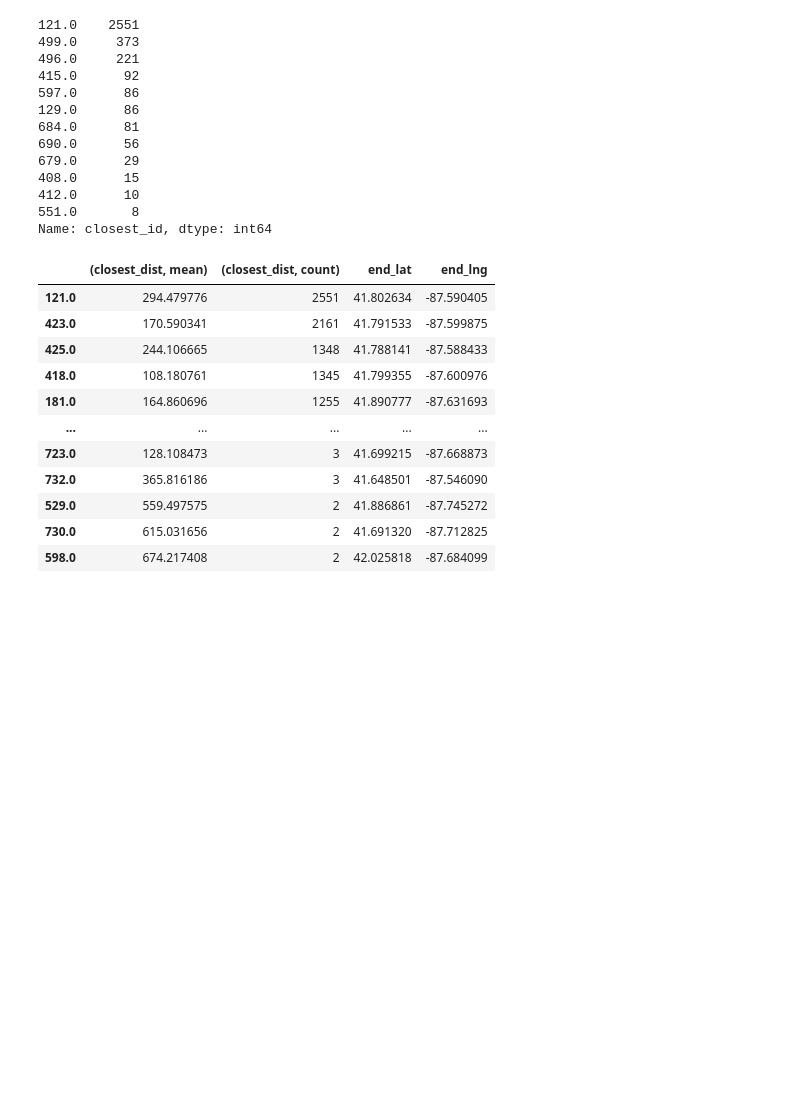
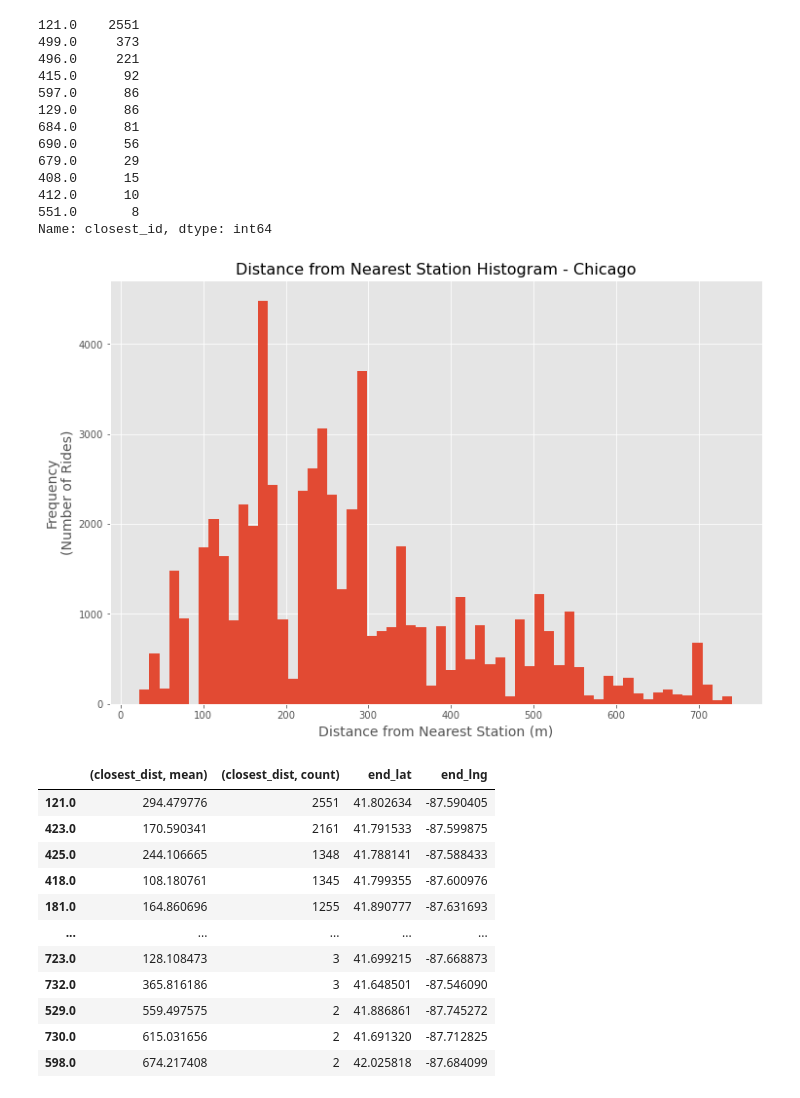
Before and after one commit to nick-kopy/Modeling-Electric-Rental-Bike-Lock-Ups, a Jupyter notebook: cap2.ipynb, the cells around one changed output. Cells and saved outputs as stored; diff of their text form; code cells hidden in the pictures; blank space fills up the shorter version.

```diff
--- a/cap2.ipynb
+++ b/cap2.ipynb
@@ -1469,6 +1518,37 @@ ch1[mask].closest_id.value_counts()
 412.0      10
 551.0       8
 Name: closest_id, dtype: int64
+# %%
+def graph_distances(city, ax):
+#     # Grab full data from desired city
+#     if city == 'SF':
+#         y = pd.read_csv('data/sf2.csv', usecols=['closest_id'])
+#         c = 'San Francisco'
+#     elif city == 'CH':
+#         y = pd.read_csv('data/ch1.csv', usecols=['closest_id'])
+#         c = 'Chicago'
+#     else:
+#         return None
+
+    #delete these 2 lines
+    y = ch1['closest_dist']
+    c = 'Chicago'
+
+    y = y[y > 0]
+    y = y[y < 750]
+
+    ax.hist(y, bins=60)
+    ax.set_xlabel('Distance from Nearest Station (m)', fontsize=14)
+    ax.set_ylabel('Frequency\n(Number of Rides)', fontsize=14)
+    ax.set_title('Distance from Nearest Station Histogram - {}'.format(c), fontsize=16)
+# %%
+#asdf = pd.read_csv('data/ch1.csv', usecols=['closest_id'])
+
+fig, ax = plt.subplots(figsize=(12,8))
+
+graph_distances('CH', ax)
+# %% [output]
+[figure, added]
 # %%
 # among trips not docked, this is a list of stations
 # and the count of bikes nearest them and average distances from them
```
Also changed, not shown: parts of 7 cells of this notebook, 2 other files.
